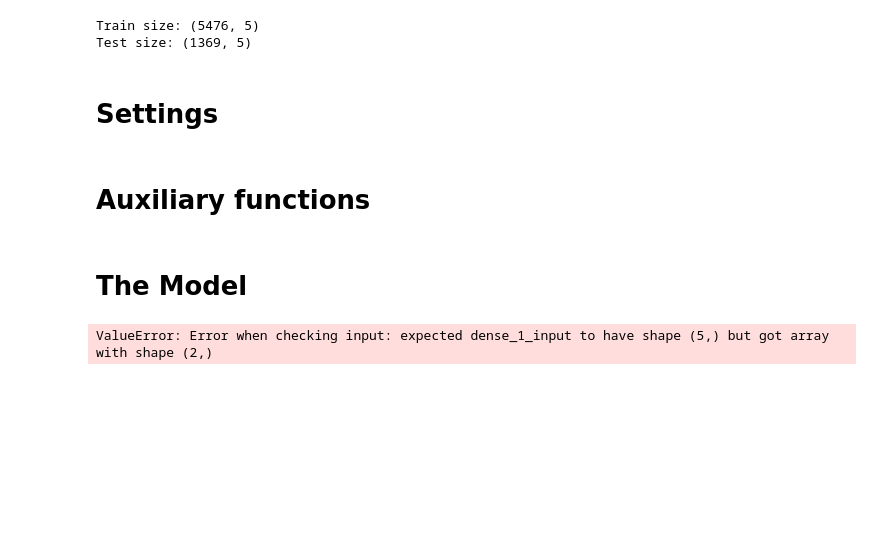
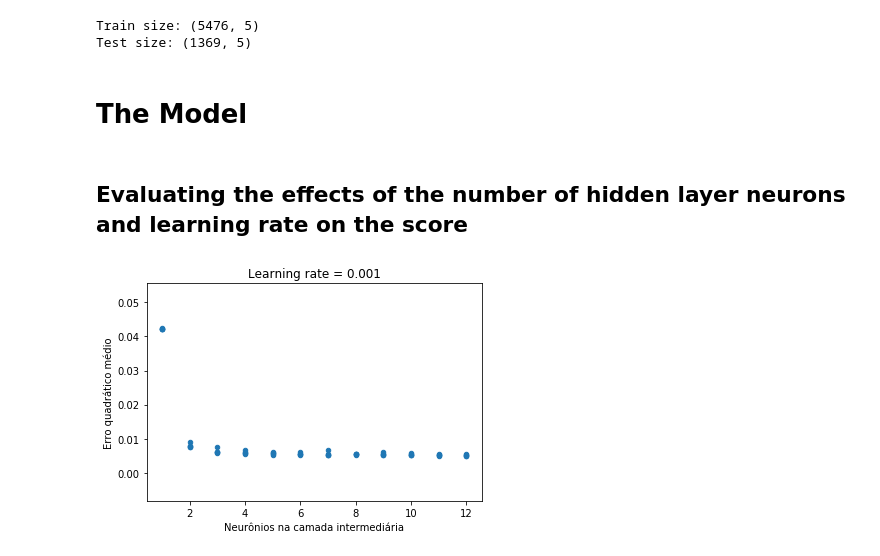
Before and after one commit to paula-aribeiro/senior-thesis, a Jupyter notebook: neural_networks/keras/A3_nn.ipynb, the cells around one changed output. Drawn from its saved outputs; the diff is of its cells as text; code cells hidden in the pictures; blank space fills up the shorter version.

```diff
--- a/neural_networks/keras/A3_nn.ipynb
+++ b/neural_networks/keras/A3_nn.ipynb
@@ -80,5 +95,3 @@ X_train, y_train, X_test, y_test = split_between_train_and_test(df, 0.8)
 # %% [output]
 Train size: (5476, 5)
 Test size: (1369, 5)
-# %% [markdown]
-# Settings
@@ -101,2 +97,0 @@ loss_history = []
-# %% [markdown]
-# Auxiliary functions
@@ -135,7 +98,2 @@ def save_model_prediction_graph(epoch, logs):
 # %% [markdown]
 # The Model
-# %%
-# Creating a KERAS model
-model = Sequential()
-model.add(Dense(6, input_dim=5,activation='sigmoid'))
-model.add(Dense(1, activation='sigmoid'))
@@ -145,9 +99,0 @@ testmodelcb = keras.callbacks.LambdaCallback(on_epoch_end=save_model_prediction_
-# %%
-model.compile(loss='binary_crossentropy', optimizer='adamax', metrics=['accuracy'])
-# %%
-history = model.fit(X_train.values, y_train.values, epochs=N_EPOCHS, verbose=0, callbacks=[testmodelcb])
-#score = model.evaluate(y_test, y_train, verbose=0)
-#print('Test loss:', score[0])
-print('Test accuracy:', score[1])
-# %% [output]
-ValueError: Error when checking input: expected dense_1_input to have shape (5,) but got array with shape (2,)
@@ -158,0 +148,25 @@ X_test.values
+# %% [markdown]
+## Evaluating the effects of the number of hidden layer neurons and learning rate on the score
+# %%
+def test_number_of_neurons(max_neurons, activation_function, learning_rate,
+              loss_function, epochs, plot=False):
+    data=[]
+    for i in range(1, max_neurons+1):
+#         print(i)
+        for j in range(5):
+            score = get_model(i, activation_function, learning_rate,
+              loss_function, epochs, plot)
+            data.append([i, score])
+
+    test_df = pd.DataFrame(data, columns=['neurons', 'score'])
+    return test_df
+# %%
+test_001 = test_number_of_neurons(12, 'tanh', 0.001, 'mean_squared_error', 100)
+
+test_001.plot(kind='scatter',x='neurons',y='score')
+plt.title('Learning rate = 0.001')
+plt.xlabel('Neurônios na camada intermediária')
+plt.ylabel('Erro quadrático médio')
+plt.savefig('test001')
+# %% [output]
+[figure, added]
```
Also changed, not shown: parts of 17 cells of this notebook, 34 other files.
